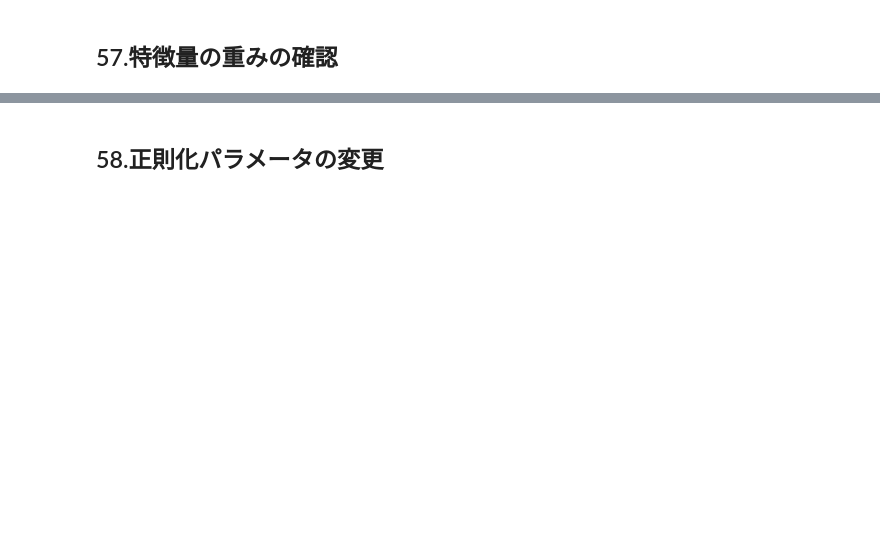
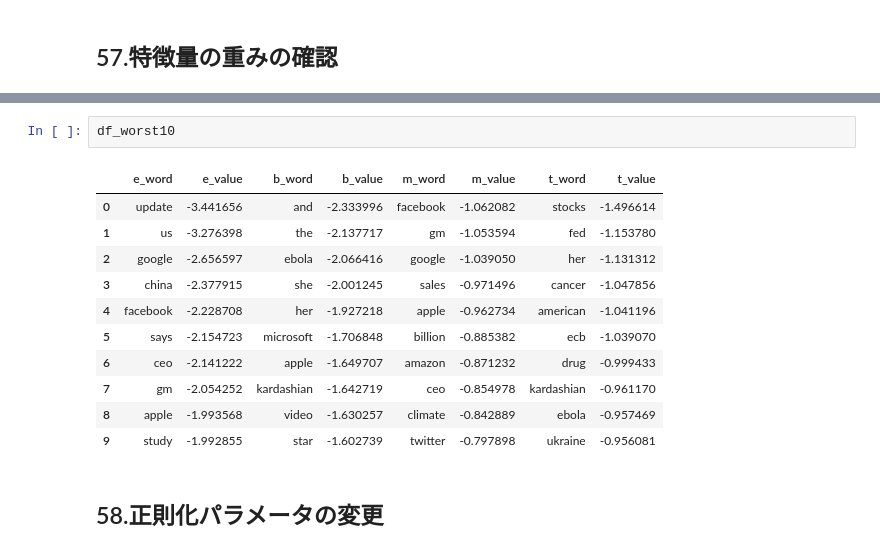
Before and after one commit to tktkbohshi/m1_study_nlp100practices, a Jupyter notebook: section06/section06.ipynb, the cells around one changed output, grey strips where cells are left out. Drawn from its saved outputs; the diff is of its cells as text; blank space fills up the shorter version.

```diff
--- a/section06/section06.ipynb
+++ b/section06/section06.ipynb
@@ -114,2 +197,16 @@ df_eval
+# %%
+df_worst10
+# %% [output]
+|  | e_word | e_value | b_word | b_value | m_word | m_value | t_word | t_value |
+| 0 | update | -3.441656 | and | -2.333996 | facebook | -1.062082 | stocks | -1.496614 |
+| 1 | us | -3.276398 | the | -2.137717 | gm | -1.053594 | fed | -1.153780 |
+| 2 | google | -2.656597 | ebola | -2.066416 | google | -1.039050 | her | -1.131312 |
+| 3 | china | -2.377915 | she | -2.001245 | sales | -0.971496 | cancer | -1.047856 |
+| 4 | facebook | -2.228708 | her | -1.927218 | apple | -0.962734 | american | -1.041196 |
+| 5 | says | -2.154723 | microsoft | -1.706848 | billion | -0.885382 | ecb | -1.039070 |
+| 6 | ceo | -2.141222 | apple | -1.649707 | amazon | -0.871232 | drug | -0.999433 |
+| 7 | gm | -2.054252 | kardashian | -1.642719 | ceo | -0.854978 | kardashian | -0.961170 |
+| 8 | apple | -1.993568 | video | -1.630257 | climate | -0.842889 | ebola | -0.957469 |
+| 9 | study | -1.992855 | star | -1.602739 | twitter | -0.797898 | ukraine | -0.956081 |
 # %% [markdown]
 ## 58.正則化パラメータの変更
```
Also changed, not shown: parts of 18 cells of this notebook.
